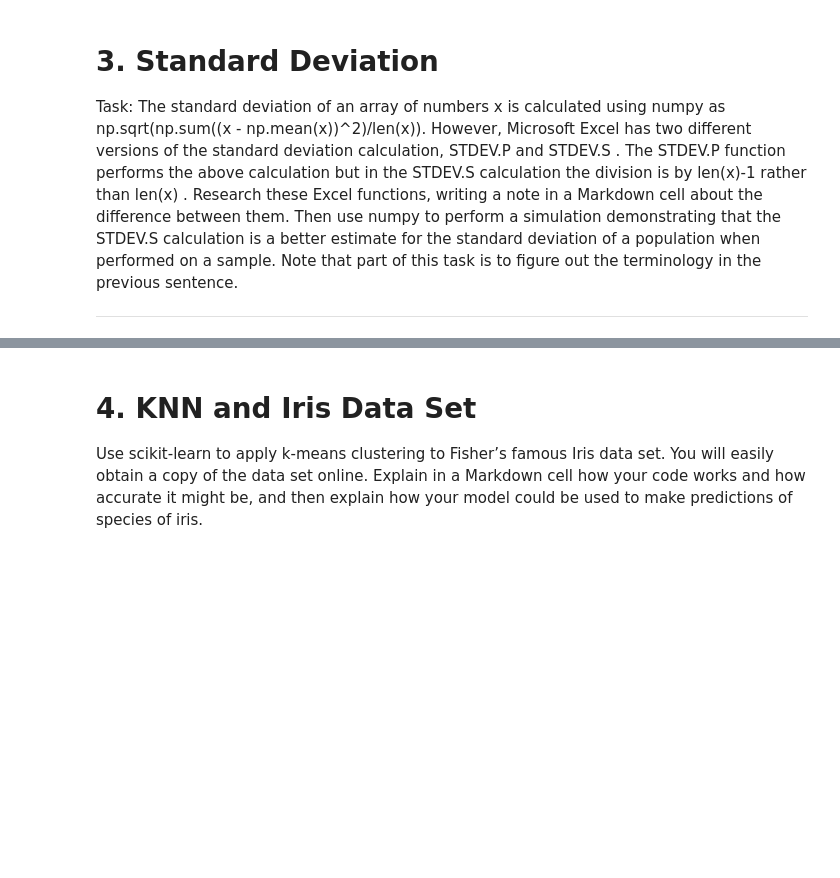
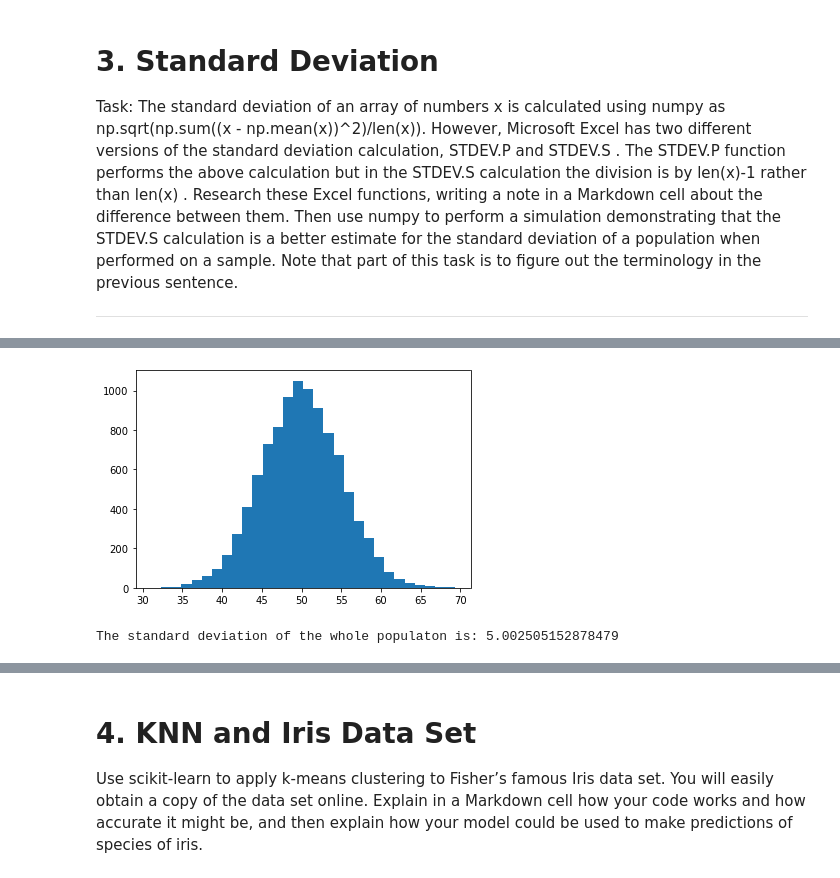
Before and after one commit to jennifer-ryan/machine-learning-tasks, a Jupyter notebook: Tasks.ipynb, the cells around one changed output, grey strips where cells are left out. Cells and saved outputs as stored; diff of their text form; code cells hidden in the pictures; blank space fills up the shorter version.

```diff
--- a/Tasks.ipynb
+++ b/Tasks.ipynb
@@ -389,0 +378,18 @@ array([ 0.07935046,  0.34597665, -0.20372372,  0.01049784,  0.25031666,
+# %%
+# Set mean and standard deviation
+mean = 50
+sdev = 5
+
+# Population
+pop = np.random.normal(mean, sdev, size=10000)
+
+# Plot population
+plt.hist(pop, 30)
+plt.show()
+# %% [output]
+[figure, added]
+# %%
+whole_pop_sdev = np.sqrt(np.sum((pop - np.mean(pop))**2)/len(pop))
+print(f"The standard deviation of the whole populaton is: {whole_pop_sdev}")
+# %% [output]
+The standard deviation of the whole populaton is: 5.002505152878479
```
Also changed, not shown: parts of 15 cells of this notebook, 3 other files.
